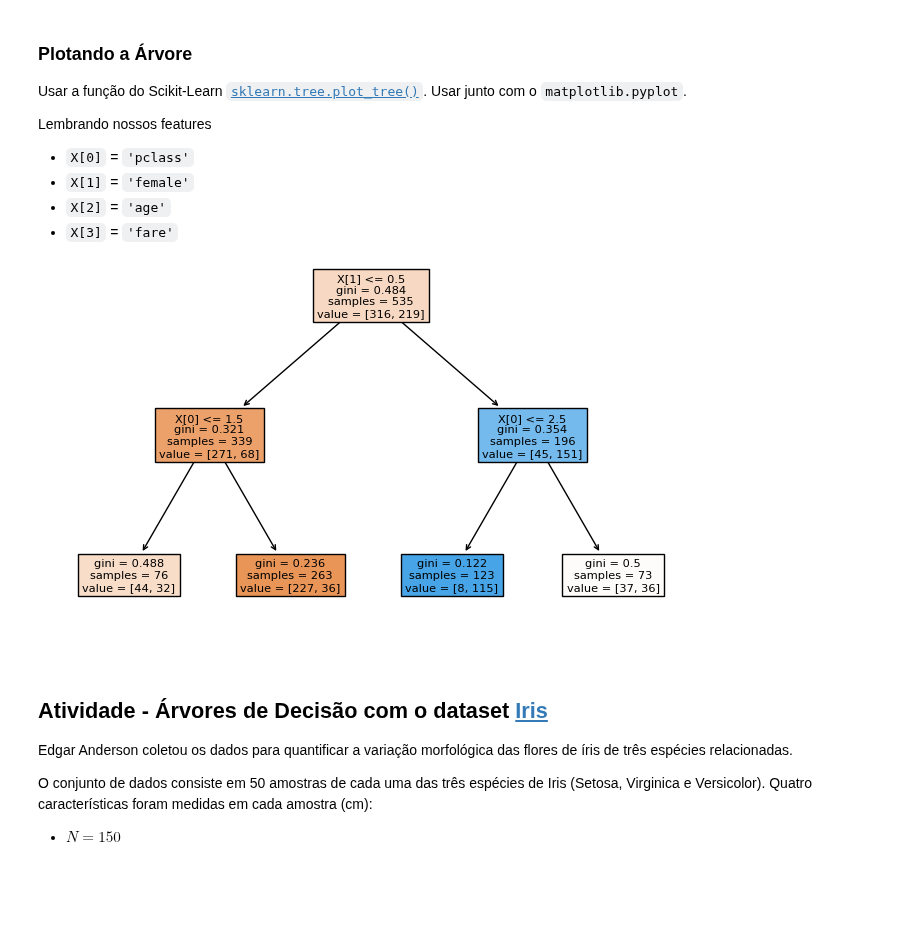
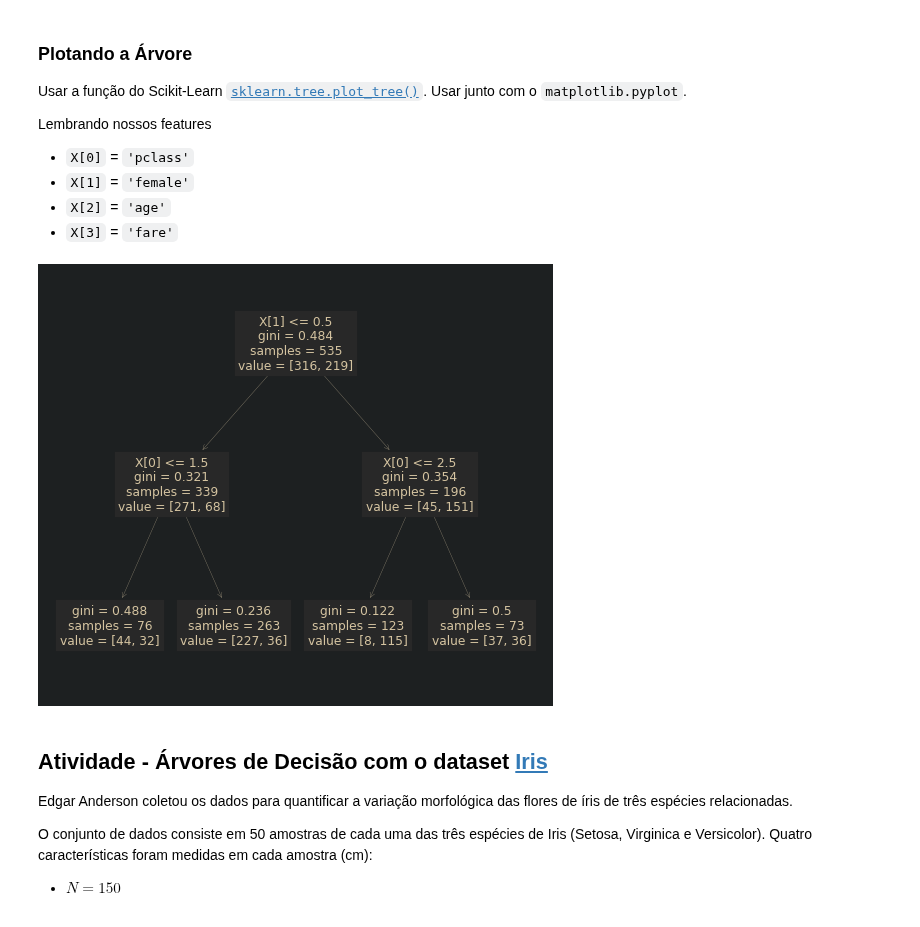
Before and after one commit to storopoli/ciencia-de-dados, a Jupyter notebook: notebooks/Aula_14_Arvores_de_Decisao.ipynb, the cells around one changed output. Saved outputs shown, nothing was run; the diff lists cells and outputs as text; code cells hidden in the pictures; blank space fills up the shorter version.

```diff
--- a/notebooks/Aula_14_Arvores_de_Decisao.ipynb
+++ b/notebooks/Aula_14_Arvores_de_Decisao.ipynb
@@ -84,8 +84,8 @@ feature_names = ['pclass', 'female', 'age', 'fare']
 titanic['female'] = titanic['sex'].map({'male': 0, 'female': 1})
 titanic.dropna(subset=feature_names, inplace=True)  #891 para 714
 
-X = titanic[feature_names].to_numpy()
-y = titanic['survived'].to_numpy()
+X = titanic[feature_names]
+y = titanic['survived']
 
 X_train, X_test, y_train, y_test = train_test_split(X, y,
                                                     test_size=0.25,
@@ -188,16 +188,18 @@ Lembrando nossos features
 # %%
 import matplotlib as mpl
 mpl.rcParams['figure.dpi'] = 100
 
 import matplotlib.pyplot as plt
+from jupyterthemes import jtplot
+jtplot.style()
 
 from sklearn.tree import plot_tree
 
 plt.figure()
-plot_tree(clf, filled=True)
+plot_tree(clf, filled=False)
 plt.show()
 # %% [output]
-[figure, old version]
+[figure, new version]
 # %% [markdown]
 ## Atividade - Árvores de Decisão com o dataset [Iris](https://scikit-learn.org/stable/datasets/index.html#iris-dataset)
 
```
Also changed, not shown: parts of 2 cells of this notebook.
